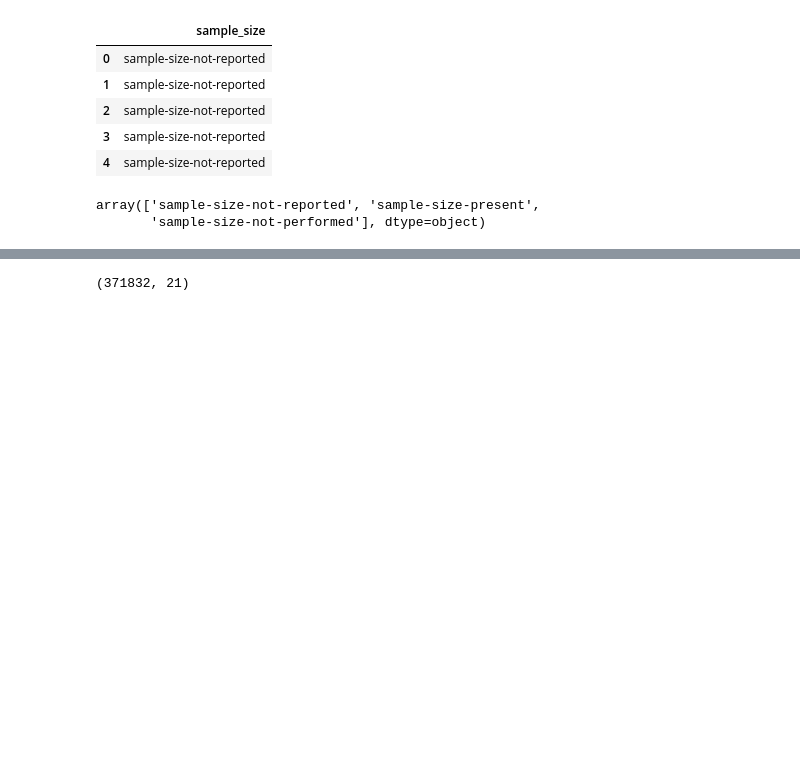
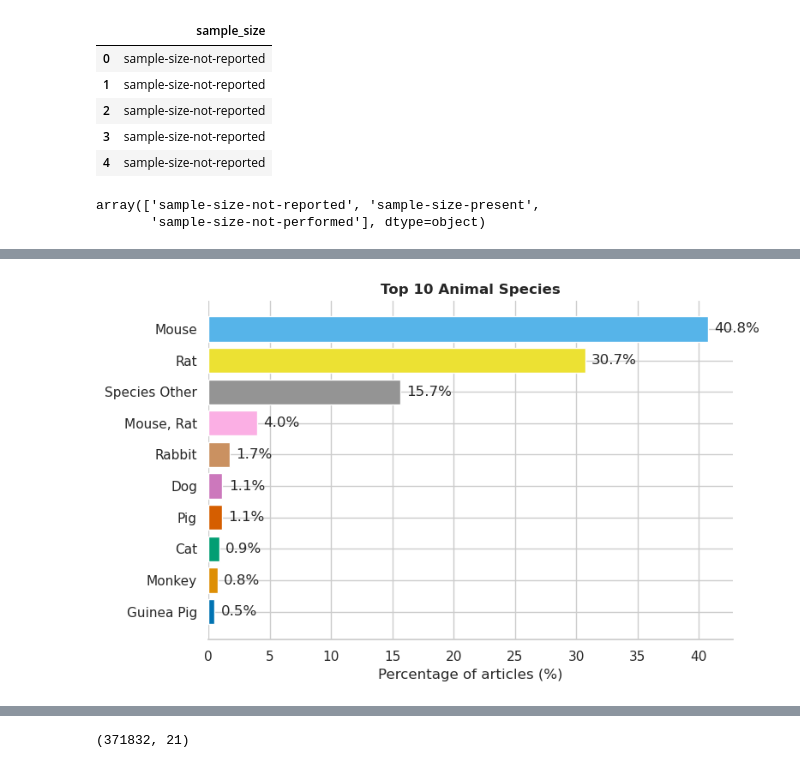
Before and after one commit to Ineichen-Group/Preclinical_DrugDisease_Translation_Pipeline, a Jupyter notebook: 09_corpus_analysis/02_Viz_Annotations_Metadata.ipynb, the cells around one changed output, grey strips where cells are left out. Saved outputs shown, nothing was run; the diff lists cells and outputs as text; code cells hidden in the pictures; blank space fills up the shorter version.

```diff
--- a/09_corpus_analysis/02_Viz_Annotations_Metadata.ipynb
+++ b/09_corpus_analysis/02_Viz_Annotations_Metadata.ipynb
@@ -69,3 +125,11 @@ plt.show()
+# %%
+plot_top_category_percentages(
+    dataset_fulltext,
+    column="animal_species",
+    top_n=10
+)
+# %% [output]
+[figure, added]
 # %%
 dataset_fulltext[dataset_fulltext['PMID']=="38797312"]
 # %% [output]
```
Also changed, not shown: parts of 9 cells of this notebook.
